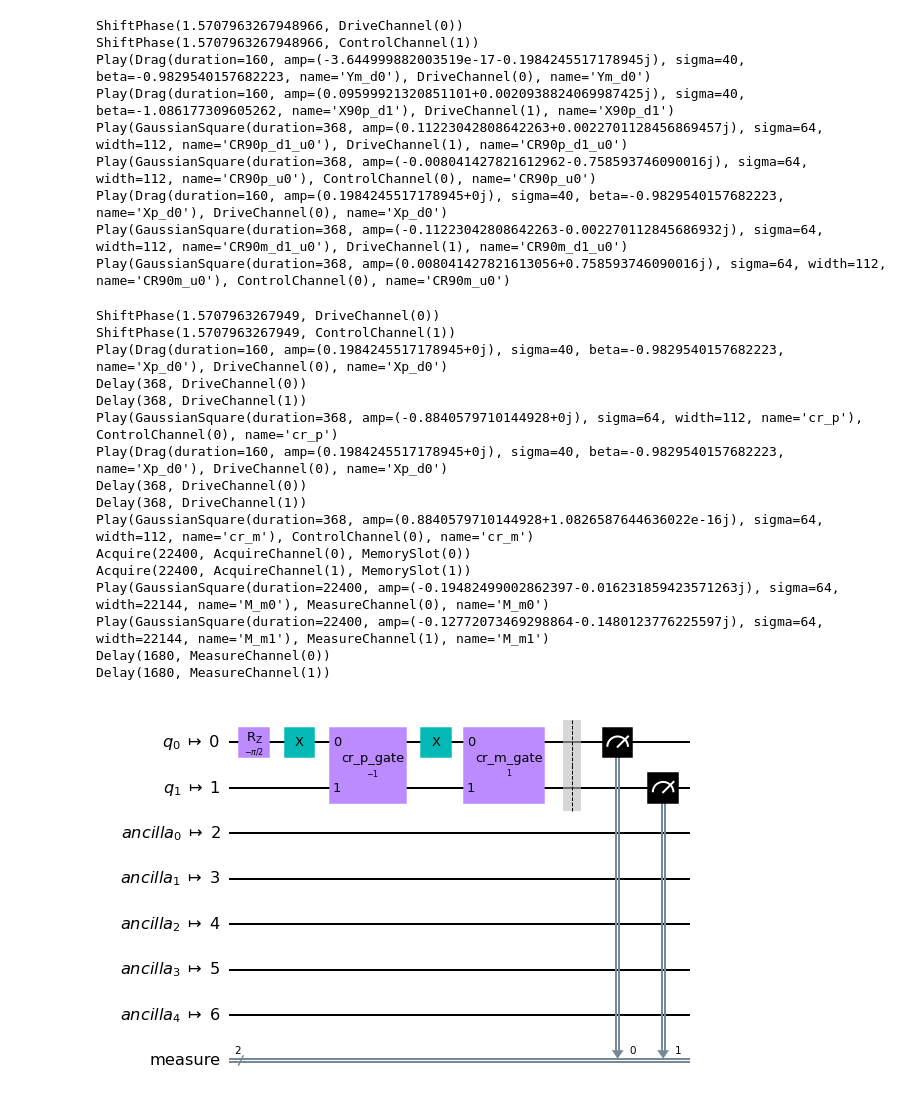
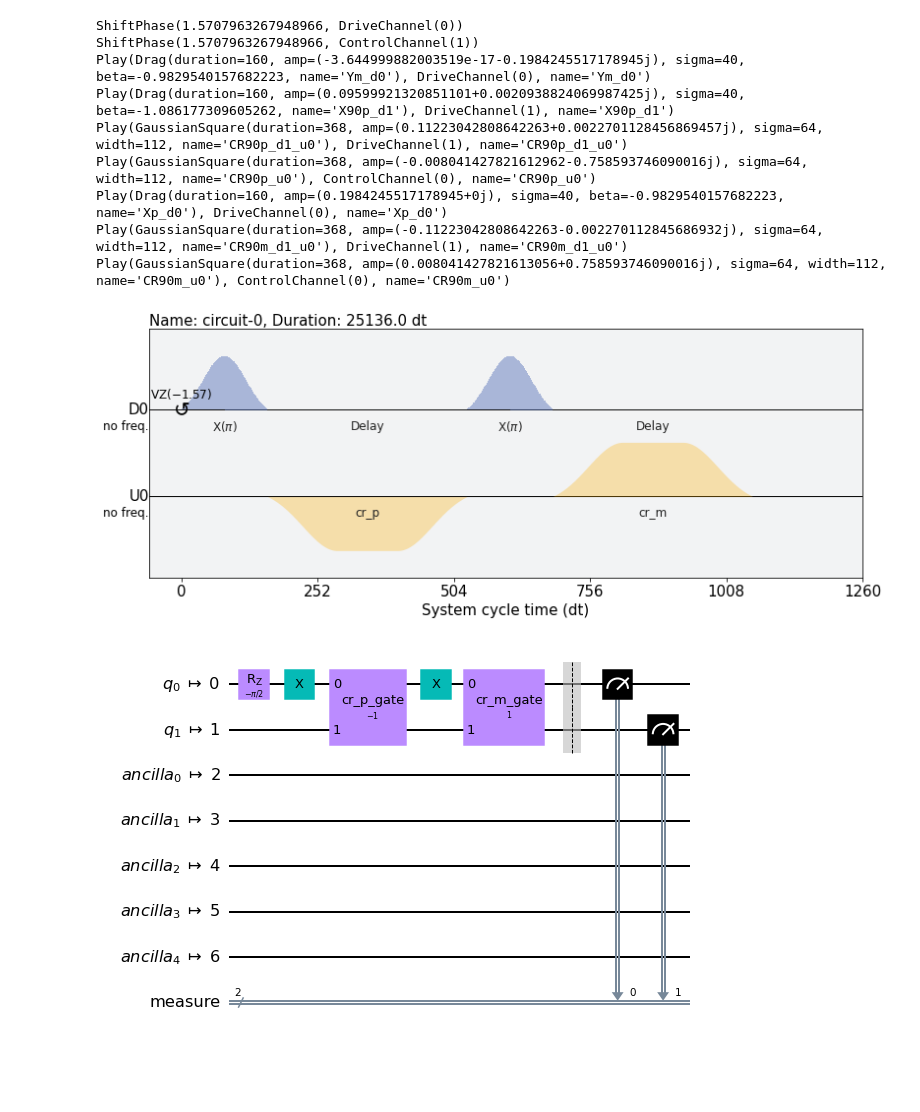
Before and after one commit to zpparks314/CSC591_Pulse_Project, a Jupyter notebook: cr_pulse_work_v4.ipynb, the cells around one changed output. Drawn from its saved outputs; the diff is of its cells as text; code cells hidden in the pictures; blank space fills up the shorter version.

```diff
--- a/cr_pulse_work_v4.ipynb
+++ b/cr_pulse_work_v4.ipynb
@@ -295,25 +313,11 @@ exp_circuits, exp_inst_maps = build_amp_experiment_circuits(backend, q1, q2, cr_
 # %%
 tc = transpile(exp_circuits, backend, initial_layout=[q1, q2])
 sched = schedule(tc, backend)
-for time, inst in sched[4].instructions:
-    print(inst)
+# for time, inst in sched[4].instructions:
+#     print(inst)
+sched[0].draw(time_range=[0, 1200], disable_channels=[MeasureChannel(q1), MeasureChannel(q2)])
 # %% [output]
-ShiftPhase(1.5707963267949, DriveChannel(0))
-ShiftPhase(1.5707963267949, ControlChannel(1))
-Play(Drag(duration=160, amp=(0.1984245517178945+0j), sigma=40, beta=-0.9829540157682223, name='Xp_d0'), DriveChannel(0), name='Xp_d0')
-Delay(368, DriveChannel(0))
-Delay(368, DriveChannel(1))
-Play(GaussianSquare(duration=368, amp=(-0.8840579710144928+0j), sigma=64, width=112, name='cr_p'), ControlChannel(0), name='cr_p')
-Play(Drag(duration=160, amp=(0.1984245517178945+0j), sigma=40, beta=-0.9829540157682223, name='Xp_d0'), DriveChannel(0), name='Xp_d0')
-Delay(368, DriveChannel(0))
-Delay(368, DriveChannel(1))
-Play(GaussianSquare(duration=368, amp=(0.8840579710144928+1.0826587644636022e-16j), sigma=64, width=112, name='cr_m'), ControlChannel(0), name='cr_m')
-Acquire(22400, AcquireChannel(0), MemorySlot(0))
-Acquire(22400, AcquireChannel(1), MemorySlot(1))
-Play(GaussianSquare(duration=22400, amp=(-0.19482499002862397-0.016231859423571263j), sigma=64, width=22144, name='M_m0'), MeasureChannel(0), name='M_m0')
-Play(GaussianSquare(duration=22400, amp=(-0.12772073469298864-0.1480123776225597j), sigma=64, width=22144, name='M_m1'), MeasureChannel(1), name='M_m1')
-Delay(1680, MeasureChannel(0))
-Delay(1680, MeasureChannel(1))
+[figure, added]
 # %%
 # tc[0].draw('mpl')
 # %% [output]
```
Also changed, not shown: parts of 7 cells of this notebook.
